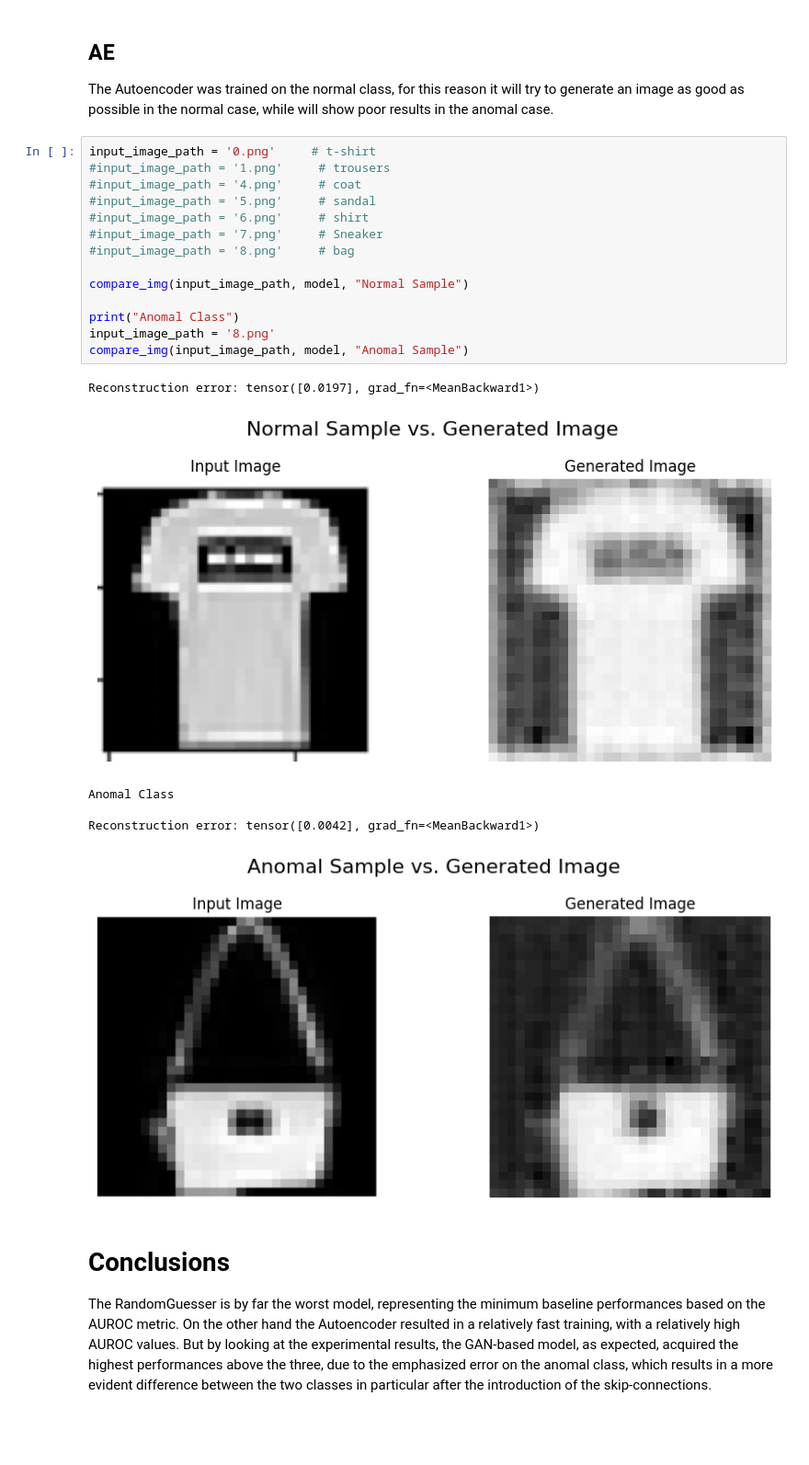
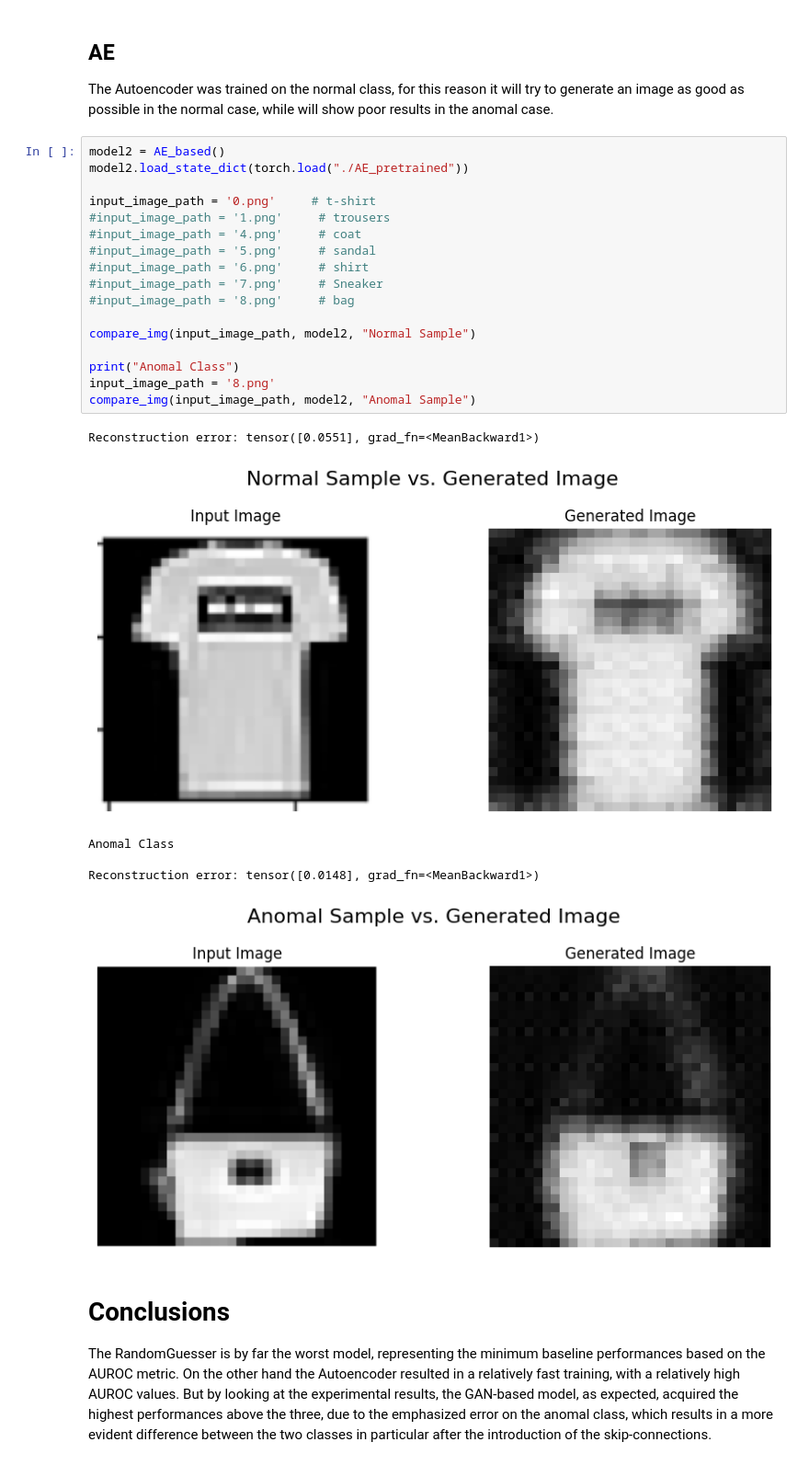
Before and after one commit to DavideEspositoPelella/Anomaly_Detection_GAN_Based, a Jupyter notebook: Deep_Learning_Project.ipynb, the cells around one changed output. Shown at 92% size. Saved outputs shown, nothing was run; the diff lists cells and outputs as text; blank space fills up the shorter version.

```diff
--- a/Deep_Learning_Project.ipynb
+++ b/Deep_Learning_Project.ipynb
@@ -1026,26 +1046,29 @@ Reconstruction error: tensor([0.6969], grad_fn=<MeanBackward1>)
 ## AE
 The Autoencoder was trained on the normal class, for this reason it will try to generate an image as good as possible in the normal case, while will show poor results in the anomal case.
 # %%
+model2 = AE_based()
+model2.load_state_dict(torch.load("./AE_pretrained"))
+
 input_image_path = '0.png'     # t-shirt
 #input_image_path = '1.png'     # trousers
 #input_image_path = '4.png'     # coat
 #input_image_path = '5.png'     # sandal
 #input_image_path = '6.png'     # shirt
 #input_image_path = '7.png'     # Sneaker
 #input_image_path = '8.png'     # bag
 
-compare_img(input_image_path, model, "Normal Sample")
+compare_img(input_image_path, model2, "Normal Sample")
 
 print("Anomal Class")
 input_image_path = '8.png'
-compare_img(input_image_path, model, "Anomal Sample")
+compare_img(input_image_path, model2, "Anomal Sample")
 # %% [output]
-Reconstruction error: tensor([0.0197], grad_fn=<MeanBackward1>)
+Reconstruction error: tensor([0.0551], grad_fn=<MeanBackward1>)
-[figure, old version]
+[figure, new version]
 Anomal Class
 
-Reconstruction error: tensor([0.0042], grad_fn=<MeanBackward1>)
+Reconstruction error: tensor([0.0148], grad_fn=<MeanBackward1>)
-[figure, old version]
+[figure, new version]
 # %% [markdown]
 # Conclusions
 The RandomGuesser is by far the worst model, representing the minimum baseline performances based on the AUROC metric. On the other hand the Autoencoder resulted in a relatively fast training, with a relatively high AUROC values. But by looking at the experimental results, the GAN-based model, as expected, acquired the highest performances above the three, due to the emphasized error on the anomal class, which results in a more evident difference between the two classes in particular after the introduction of the skip-connections.
```
Also changed, not shown: parts of 11 cells of this notebook.
